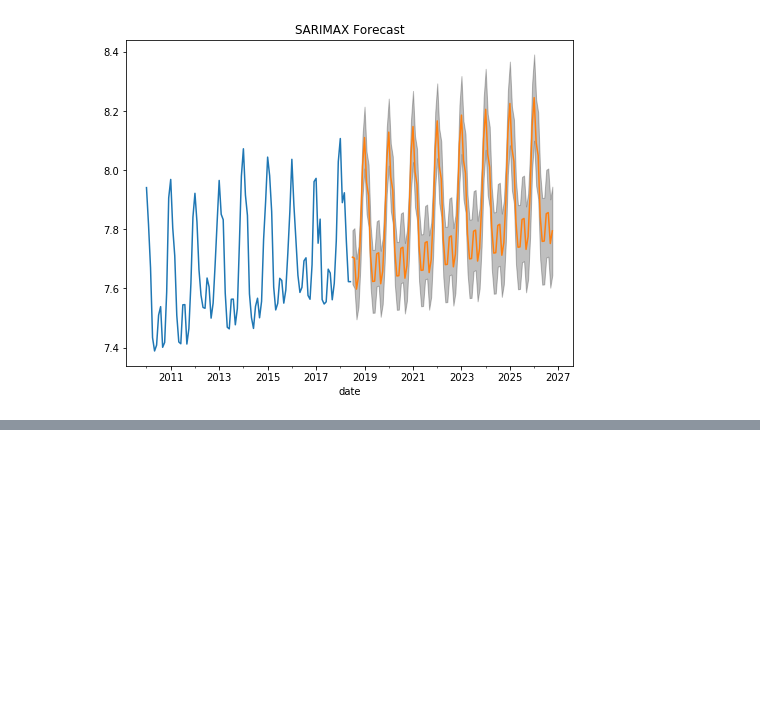
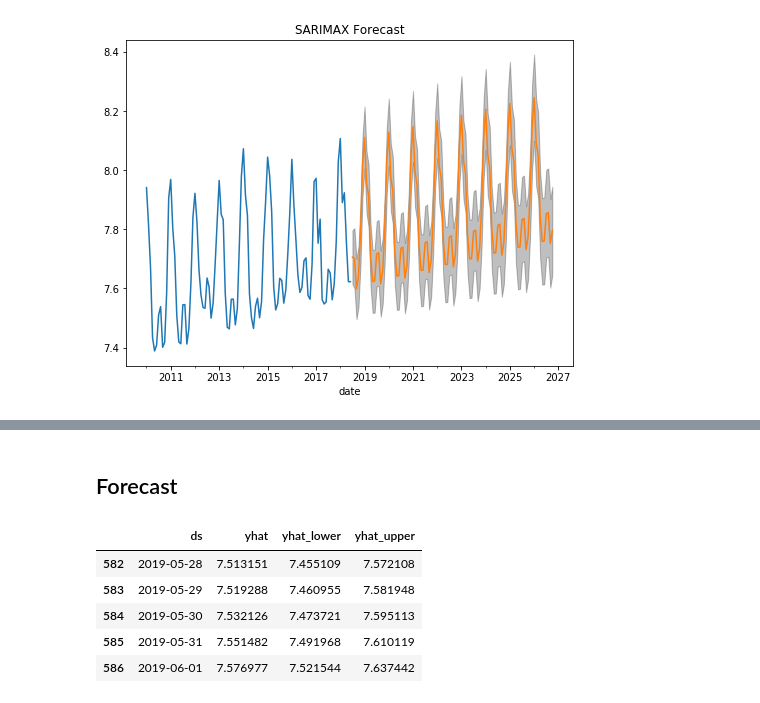
Before and after one commit to matsueushi/timeseries_notebook, a Jupyter notebook: timeseries_python.ipynb, the cells around one changed output, grey strips where cells are left out. Cells and saved outputs as stored; diff of their text form; code cells hidden in the pictures; blank space fills up the shorter version.

```diff
--- a/timeseries_python.ipynb
+++ b/timeseries_python.ipynb
@@ -259,0 +285,12 @@ plt.title('SARIMAX Forecast');
+# %% [markdown]
+## Forecast
+# %%
+prophet_forecast = m.predict(prophet_future)
+prophet_forecast[['ds', 'yhat', 'yhat_lower', 'yhat_upper']].tail()
+# %% [output]
+|  | ds | yhat | yhat_lower | yhat_upper |
+| 582 | 2019-05-28 | 7.513151 | 7.455109 | 7.572108 |
+| 583 | 2019-05-29 | 7.519288 | 7.460955 | 7.581948 |
+| 584 | 2019-05-30 | 7.532126 | 7.473721 | 7.595113 |
+| 585 | 2019-05-31 | 7.551482 | 7.491968 | 7.610119 |
+| 586 | 2019-06-01 | 7.576977 | 7.521544 | 7.637442 |
```
Also changed, not shown: parts of 8 cells of this notebook.
